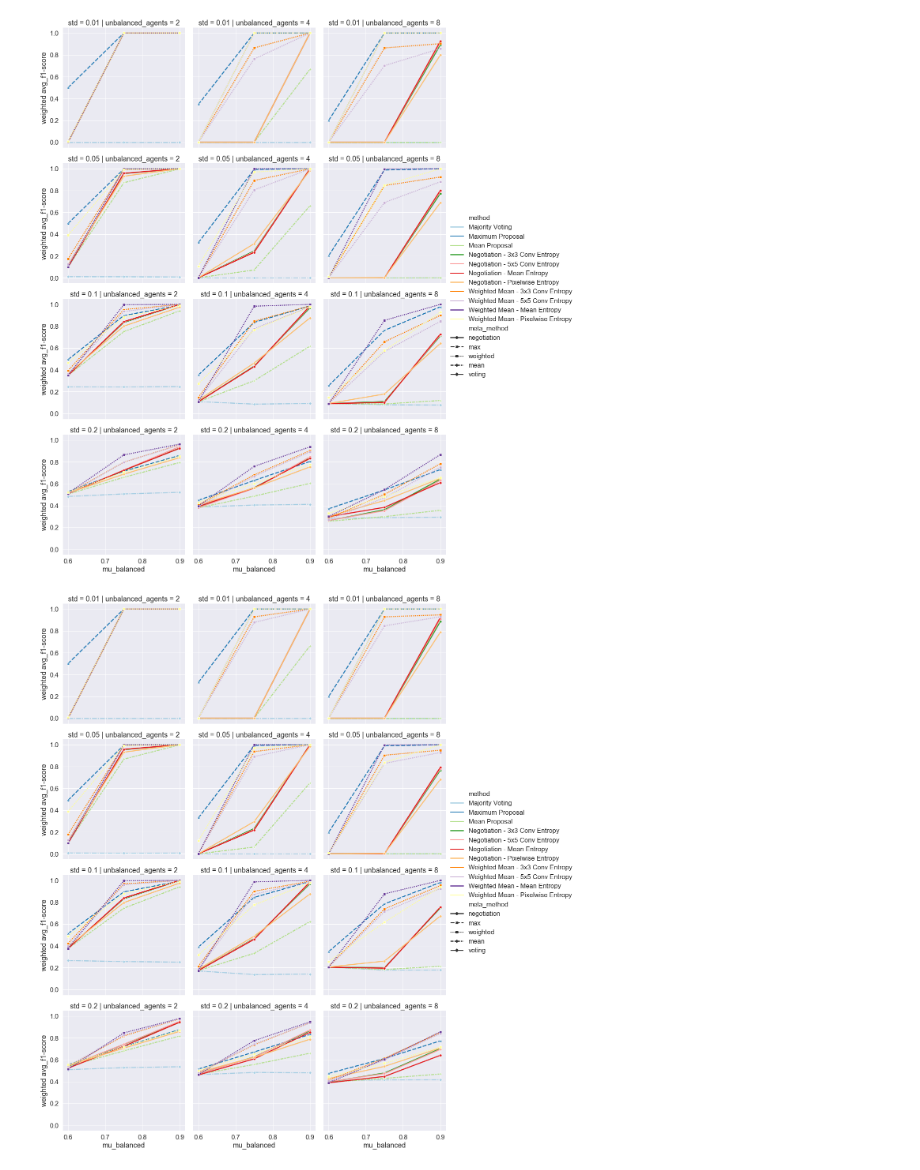
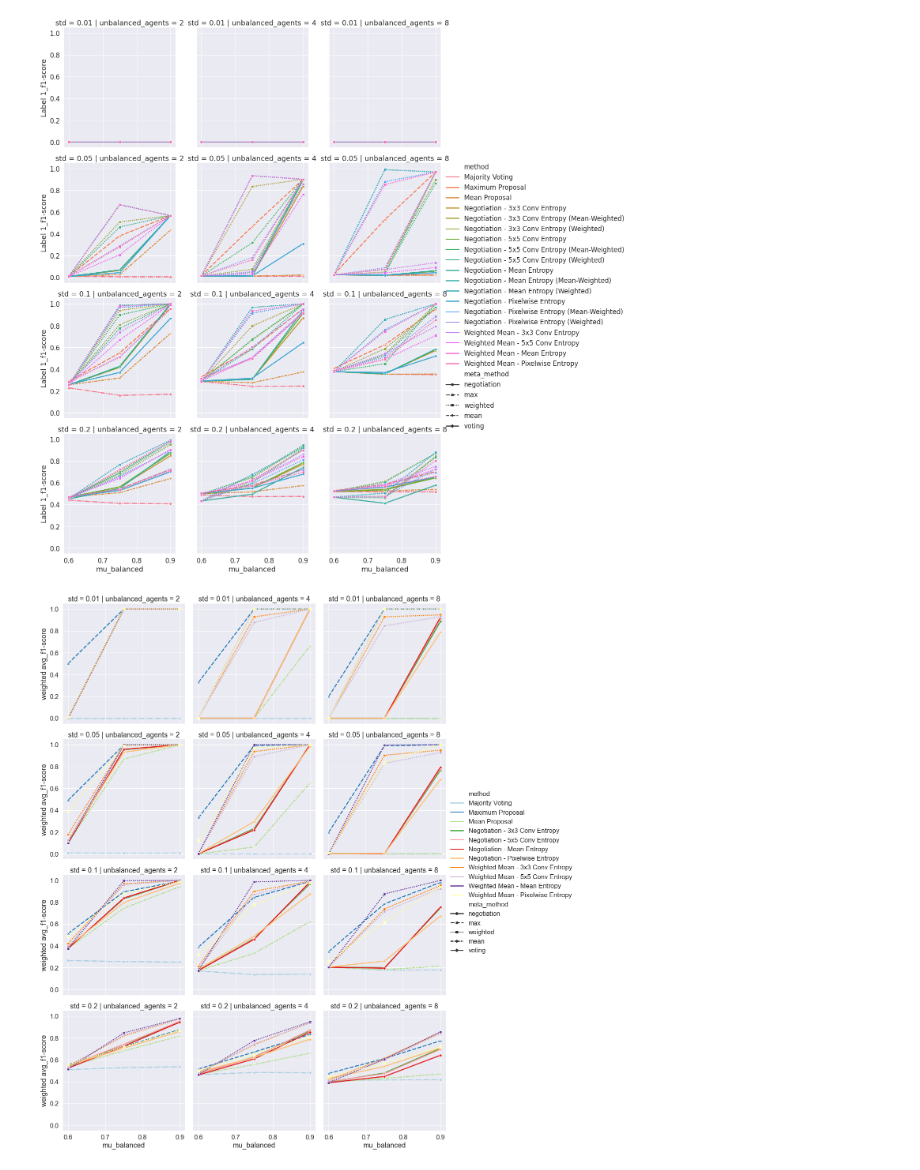
Before and after one commit to edoardogiacomello/DistributedSegmentation, a Jupyter notebook: src/SyntheticResultsViewer-Daniele.ipynb, the cells around one changed output. Cells and saved outputs as stored; diff of their text form; code cells hidden in the pictures.

```diff
--- a/src/SyntheticResultsViewer-Daniele.ipynb
+++ b/src/SyntheticResultsViewer-Daniele.ipynb
@@ -7,26 +7,26 @@ import os
 # %%
 binary_or_multiclass = 'bin'
 template = 'blob'
 unbalanced_class = 'c2'
-data =pd.read_csv('results/{}_{}_balanced_vs_unbalanced_{}.csv'.format(binary_or_multiclass, template, unbalanced_class), index_col=0)
-metric_to_show = 'weighted avg_f1-score'
+data =pd.read_csv('results/synthetic/{}_{}_balanced_vs_unbalanced_{}.csv'.format(binary_or_multiclass, template, unbalanced_class), index_col=0)
+metric_to_show = 'Label 1_f1-score'
 mu1=0.4
 mu2=0.6
 data = data.loc[data.mu_1_unbalanced == mu1]
 data = data.loc[data.mu_2_unbalanced == mu2]
 data['meta_method'] = 'mean'
 data.loc[data['method']=='Majority Voting','meta_method'] = 'voting'
 data.loc[data['method']=='Maximum Proposal','meta_method'] = 'max'
 data.loc[data['method'].str.contains("Negotiation"),'meta_method'] = 'negotiation'
 data.loc[data['method'].str.contains("Weighted"),'meta_method'] = 'weighted'
 sb.set_style('darkgrid')
 sb.set_context("notebook", font_scale=1.5, rc={"lines.linewidth": 2.5})
 sb.set_palette(sb.color_palette('Paired',11))
 g = sb.relplot(data=data, row='std', col='unbalanced_agents',hue='method', style='meta_method', x = 'mu_balanced', y = metric_to_show,
                style_order = ['negotiation','max','weighted','mean','voting'], ci=None, kind='line',
                markers = True)
 # %% [output]
-[figure, old version]
+[figure, new version]
 # %%
 binary_or_multiclass = 'bin'
 template = 'chk'
```
Also changed, not shown: 16 other files.
